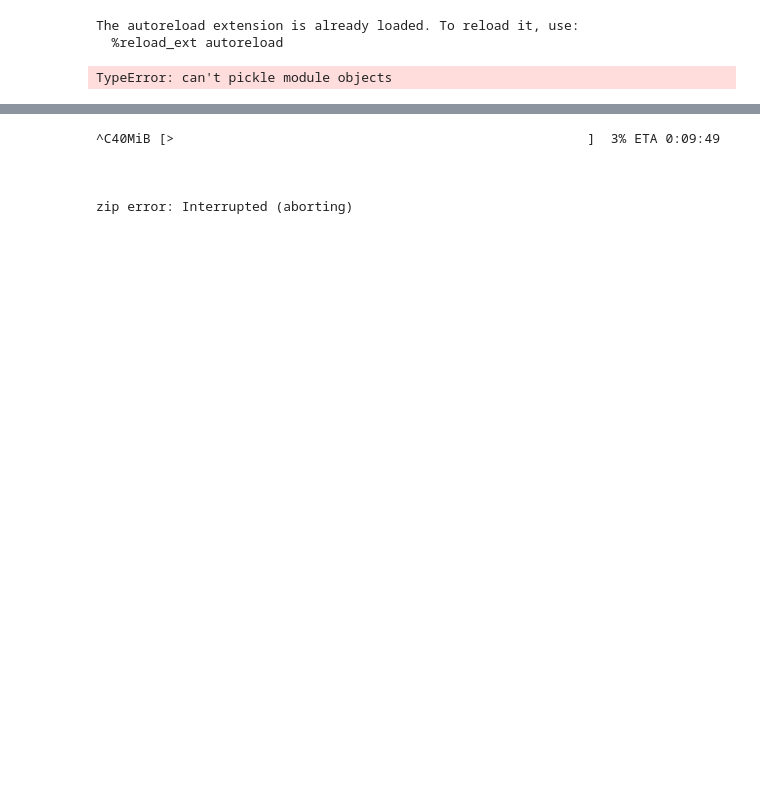
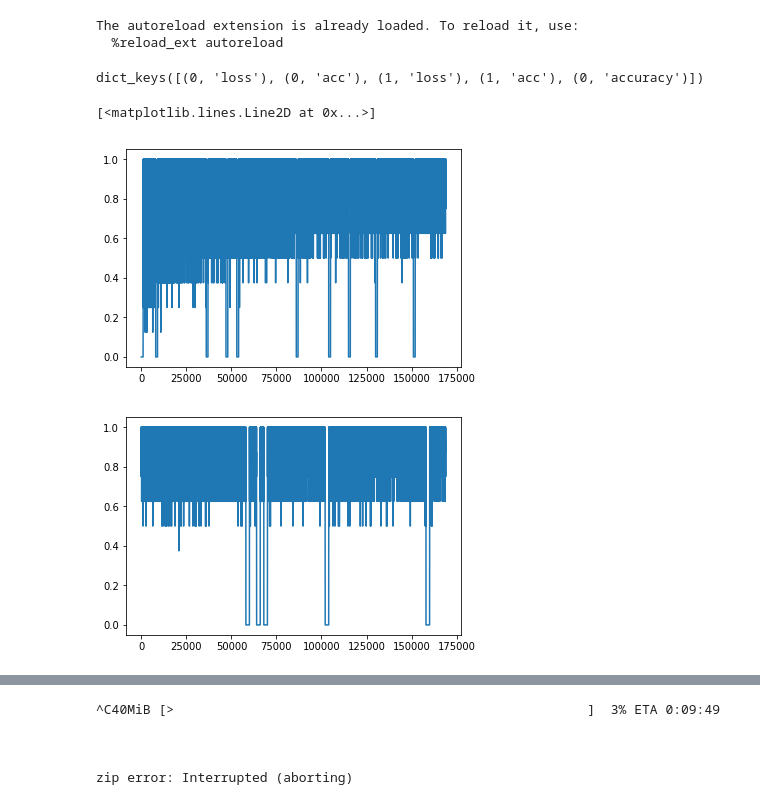
Before and after one commit to NareshPS/humpback-whale, a Jupyter notebook: Experiments.ipynb, the cells around one changed output, grey strips where cells are left out. Drawn from its saved outputs; the diff is of its cells as text; code cells hidden in the pictures; blank space fills up the shorter version.

Commit message:
Now, we generate a consolidated result file.

```diff
--- a/Experiments.ipynb
+++ b/Experiments.ipynb
@@ -87,4 +23,17 @@ model, _, _ = build_model(img_shape)
-# %%
-model.save('head.h5')
-# %% [output]
-TypeError: can't pickle module objects
+# %%
+consolidated_result = None
+
+with Path('consolidated_result.dmp').open(mode = 'rb') as handle:
+    consolidated_result = pickle.load(handle)
+# %%
+print(consolidated_result.keys())
+
+plt.plot(consolidated_result[0, 'acc'])
+
+plt.figure()
+plt.plot(consolidated_result[1, 'acc'])
+# %% [output]
+dict_keys([(0, 'loss'), (0, 'acc'), (1, 'loss'), (1, 'acc'), (0, 'accuracy')])
+[<matplotlib.lines.Line2D at 0x...>]
+[figure, added]
+[figure, added]
```
Also changed, not shown: parts of 4 cells of this notebook, 4 other files.
